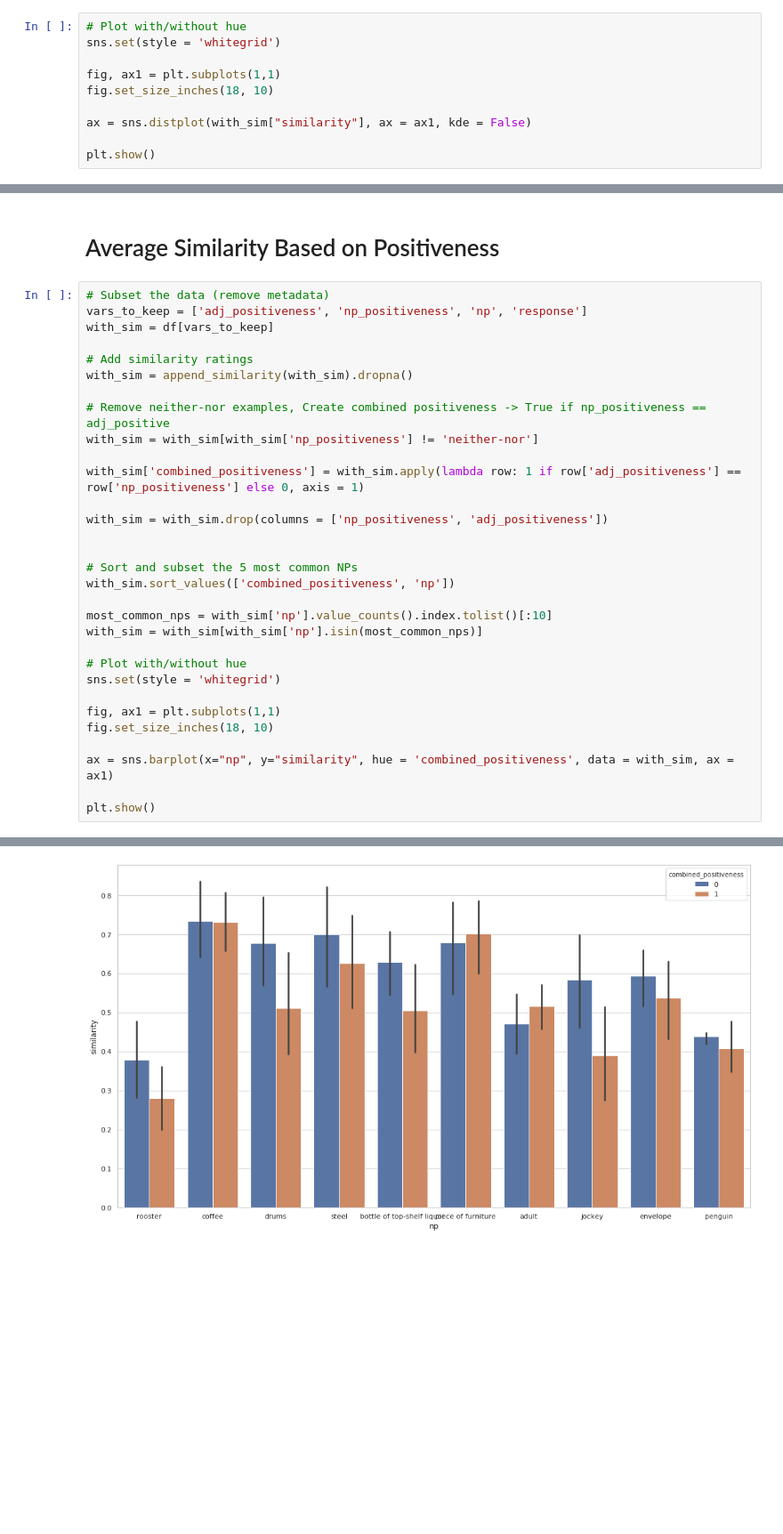
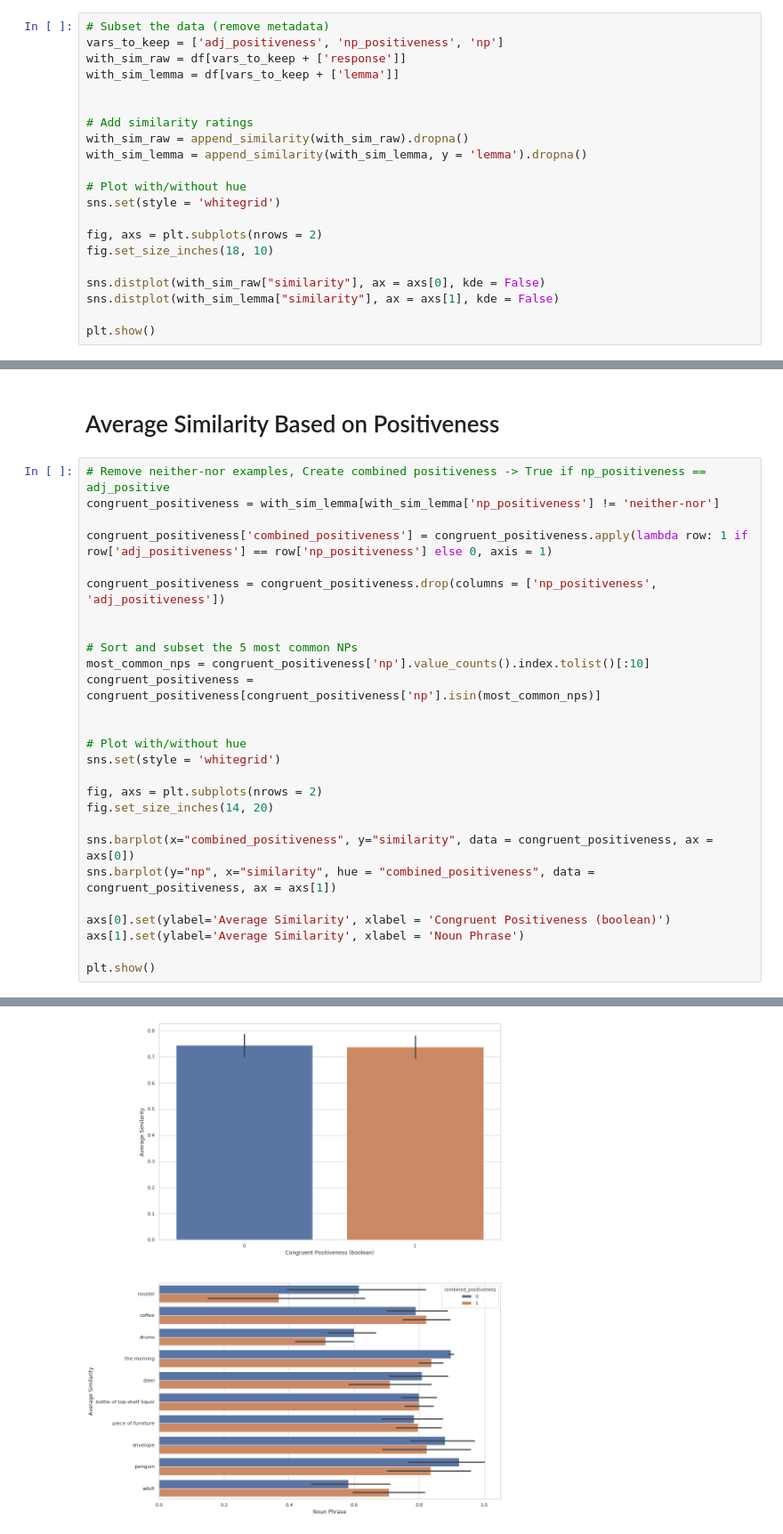
Before and after one commit to mhtess/comparison-class, a Jupyter notebook: analysis/Embedding Analysis.ipynb, the cells around one changed output, grey strips where cells are left out. Shown at 89% size. Drawn from its saved outputs; the diff is of its cells as text; blank space fills up the shorter version.

Commit message:
Clean all of the data, update word embeddings

```diff
--- a/analysis/Embedding Analysis.ipynb
+++ b/analysis/Embedding Analysis.ipynb
@@ -172,13 +212,24 @@ def append_similarity(data, x = 'np', y = 'response', add_raw_vectors = False):
 # %% [markdown]
 # Understanding Similarities
 # %%
+# Subset the data (remove metadata)
+vars_to_keep = ['adj_positiveness', 'np_positiveness', 'np']
+with_sim_raw = df[vars_to_keep + ['response']]
+with_sim_lemma = df[vars_to_keep + ['lemma']]
+
+
+# Add similarity ratings
+with_sim_raw = append_similarity(with_sim_raw).dropna()
+with_sim_lemma = append_similarity(with_sim_lemma, y = 'lemma').dropna()
+
 # Plot with/without hue
 sns.set(style = 'whitegrid')
 
-fig, ax1 = plt.subplots(1,1)
+fig, axs = plt.subplots(nrows = 2)
 fig.set_size_inches(18, 10)
 
-ax = sns.distplot(with_sim["similarity"], ax = ax1, kde = False)
+sns.distplot(with_sim_raw["similarity"], ax = axs[0], kde = False)
+sns.distplot(with_sim_lemma["similarity"], ax = axs[1], kde = False)
 
 plt.show()
 # %% [output]
@@ -186,34 +241,30 @@ plt.show()
 # %% [markdown]
 # Average Similarity Based on Positiveness
 # %%
-# Subset the data (remove metadata)
-vars_to_keep = ['adj_positiveness', 'np_positiveness', 'np', 'response']
-with_sim = df[vars_to_keep]
+# Remove neither-nor examples, Create combined positiveness -> True if np_positiveness == adj_positive
+congruent_positiveness = with_sim_lemma[with_sim_lemma['np_positiveness'] != 'neither-nor']
 
-# Add similarity ratings
-with_sim = append_similarity(with_sim).dropna()
+congruent_positiveness['combined_positiveness'] = congruent_positiveness.apply(lambda row: 1 if row['adj_positiveness'] == row['np_positiveness'] else 0, axis = 1)
 
-# Remove neither-nor examples, Create combined positiveness -> True if np_positiveness == adj_positive
-with_sim = with_sim[with_sim['np_positiveness'] != 'neither-nor']
-
-with_sim['combined_positiveness'] = with_sim.apply(lambda row: 1 if row['adj_positiveness'] == row['np_positiveness'] else 0, axis = 1)
-
-with_sim = with_sim.drop(columns = ['np_positiveness', 'adj_positiveness'])
+congruent_positiveness = congruent_positiveness.drop(columns = ['np_positiveness', 'adj_positiveness'])
 
 
 # Sort and subset the 5 most common NPs
-with_sim.sort_values(['combined_positiveness', 'np'])
+most_common_nps = congruent_positiveness['np'].value_counts().index.tolist()[:10]
+congruent_positiveness = congruent_positiveness[congruent_positiveness['np'].isin(most_common_nps)]
 
-most_common_nps = with_sim['np'].value_counts().index.tolist()[:10]
-with_sim = with_sim[with_sim['np'].isin(most_common_nps)]
 
 # Plot with/without hue
 sns.set(style = 'whitegrid')
 
-fig, ax1 = plt.subplots(1,1)
-fig.set_size_inches(18, 10)
+fig, axs = plt.subplots(nrows = 2)
+fig.set_size_inches(14, 20)
 
-ax = sns.barplot(x="np", y="similarity", hue = 'combined_positiveness', data = with_sim, ax = ax1)
+sns.barplot(x="combined_positiveness", y="similarity", data = congruent_positiveness, ax = axs[0])
+sns.barplot(y="np", x="similarity", hue = "combined_positiveness", data = congruent_positiveness, ax = axs[1])
+
+axs[0].set(ylabel='Average Similarity', xlabel = 'Congruent Positiveness (boolean)')
+axs[1].set(ylabel='Average Similarity', xlabel = 'Noun Phrase')
 
 plt.show()
 # %% [output]
@@ -224 +276 @@ See the caveats in the documentation: http://pandas.pydata.org/pandas-docs/stabl
-[figure, old version]
+[figure, new version]
```
Also changed, not shown: parts of 11 cells of this notebook, 3 other files.
